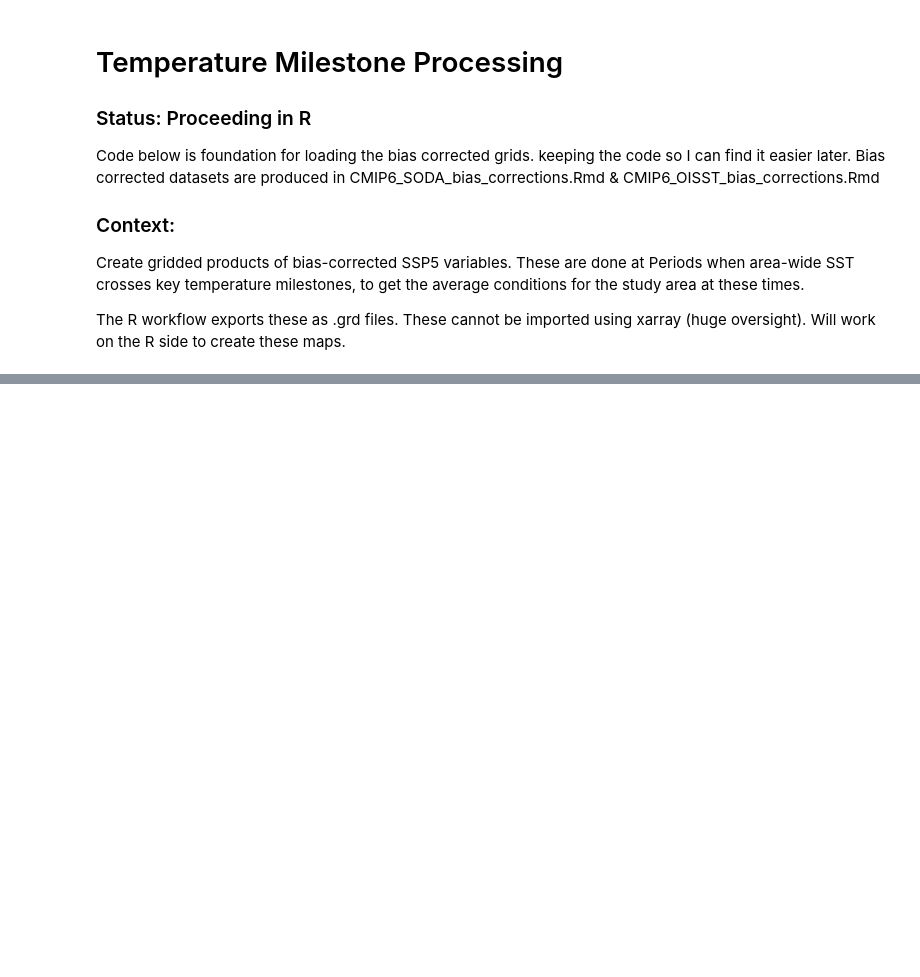
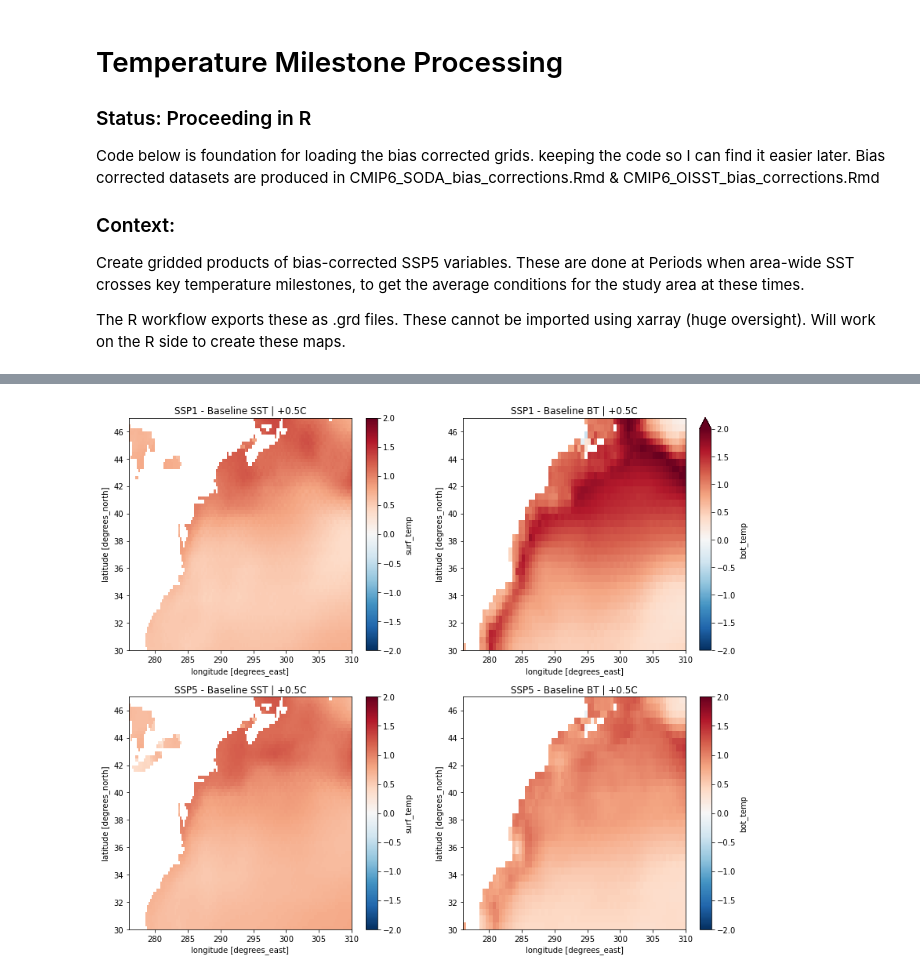
Before and after one commit to adamkemberling/sdm_workflow, a Jupyter notebook: CMIP6_processing/temperature_milestone_conditions.ipynb, the cells around one changed output, grey strips where cells are left out. Saved outputs shown, nothing was run; the diff lists cells and outputs as text; code cells hidden in the pictures; blank space fills up the shorter version.

```diff
--- a/CMIP6_processing/temperature_milestone_conditions.ipynb
+++ b/CMIP6_processing/temperature_milestone_conditions.ipynb
@@ -63,7 +159,5 @@ ssp1_05C = ssp1_full.sel(time = slice("2048-01-01", "2052-12-31")).mean(dim = "t
 # %%
-# Slicing SSP5
-ssp5_05C = ssp5_full.sel(time = slice("2034-01-01", "2038-12-31")).mean(dim = "time")
-ssp5_1C = ssp5_full.sel(time = slice("2041-01-01", "2045-12-31")).mean(dim = "time")
-ssp5_2C = ssp5_full.sel(time = slice("2064-01-01", "2068-12-31")).mean(dim = "time")
-ssp5_3C = ssp5_full.sel(time = slice("20-01-01", "2038-12-31")).mean(dim = "time")
-ssp5_4C = ssp5_full.sel(time = slice("2034-01-01", "2038-12-31")).mean(dim = "time")
+ssp1_stemp_base = ssp1_stemp.sel(time = slice("2010-01-01", "2019-12-31"), longitude = slice(360-84, 360-50), latitude = slice(47, 30)).mean(dim = "time")
+ssp1_btemp_base = ssp1_btemp.sel(time = slice("2010-01-01", "2019-12-31"), longitude = slice(360-84, 360-50), latitude = slice(47, 30)).mean(dim = "time")
+ssp5_stemp_base = ssp5_stemp.sel(time = slice("2010-01-01", "2019-12-31"), longitude = slice(360-84, 360-50), latitude = slice(47, 30)).mean(dim = "time")
+ssp5_btemp_base = ssp5_btemp.sel(time = slice("2010-01-01", "2019-12-31"), longitude = slice(360-84, 360-50), latitude = slice(47, 30)).mean(dim = "time")
@@ -71,0 +168,29 @@ ssp5_4C = ssp5_full.sel(time = slice("2034-01-01", "2038-12-31")).mean(dim = "ti
+# %%
+
+# Color limits
+vmin = -2
+vmax = 2
+
+
+# Create subplots
+fig, axes = plt.subplots(2, 2, figsize=(14, 12))
+
+# Plot the first subplot
+(ssp1_05C_stemp-ssp1_stemp_base).surf_temp.plot(ax=axes[0, 0], cmap = "RdBu_r", vmin=vmin, vmax=vmax)
+axes[0, 0].set_title("SSP1 - Baseline SST | +0.5C")
+
+# Plot the second subplot
+(ssp1_05C_btemp-ssp1_btemp_base).bot_temp.plot(ax=axes[0, 1], cmap = "RdBu_r", vmin=vmin, vmax=vmax)
+axes[0, 1].set_title("SSP1 - Baseline BT | +0.5C")
+
+# Plot the third subplot
+(ssp5_05C_stemp-ssp5_stemp_base).surf_temp.plot(ax=axes[1, 0], cmap = "RdBu_r", vmin=vmin, vmax=vmax)
+axes[1, 0].set_title("SSP5 - Baseline SST | +0.5C")
+
+# Plot the fourth subplot
+(ssp5_05C_btemp-ssp5_btemp_base).bot_temp.plot(ax=axes[1, 1], cmap = "RdBu_r", vmin=vmin, vmax=vmax)
+axes[1, 1].set_title("SSP5 - Baseline BT | +0.5C")
+
+plt.show()
+# %% [output]
+[figure, added]
```
Also changed, not shown: parts of 27 cells of this notebook, 1 other file.
